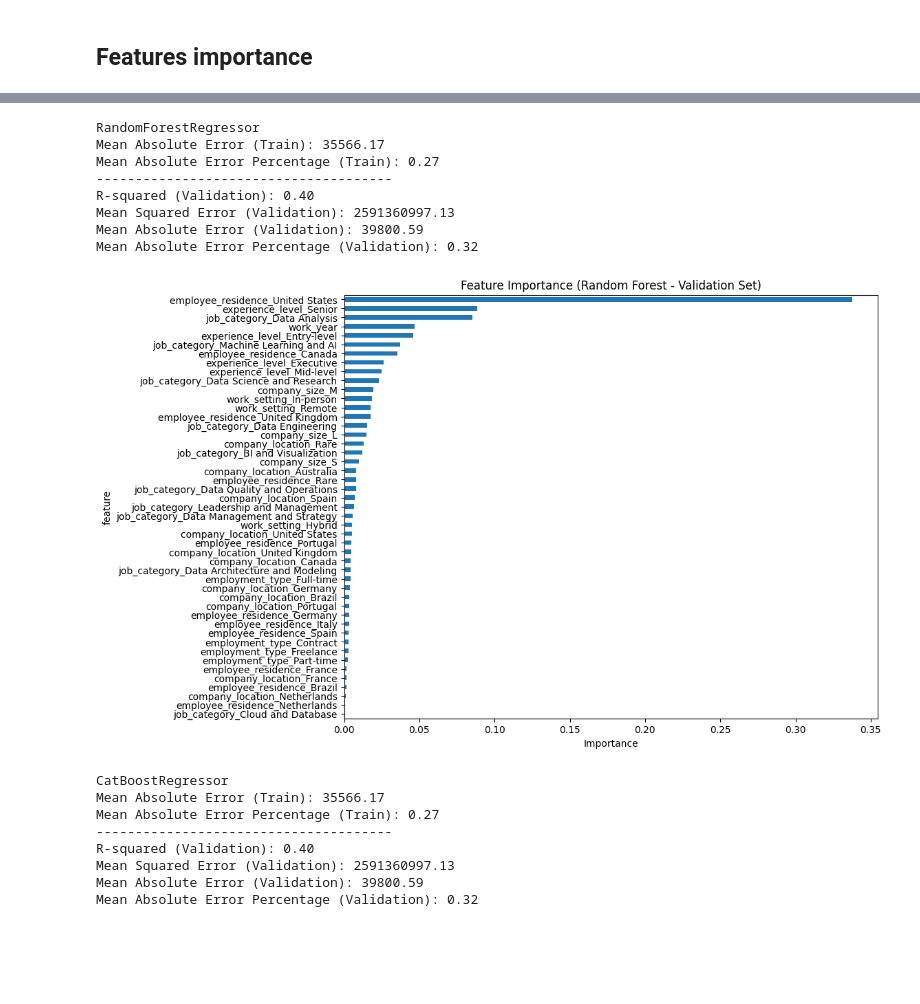
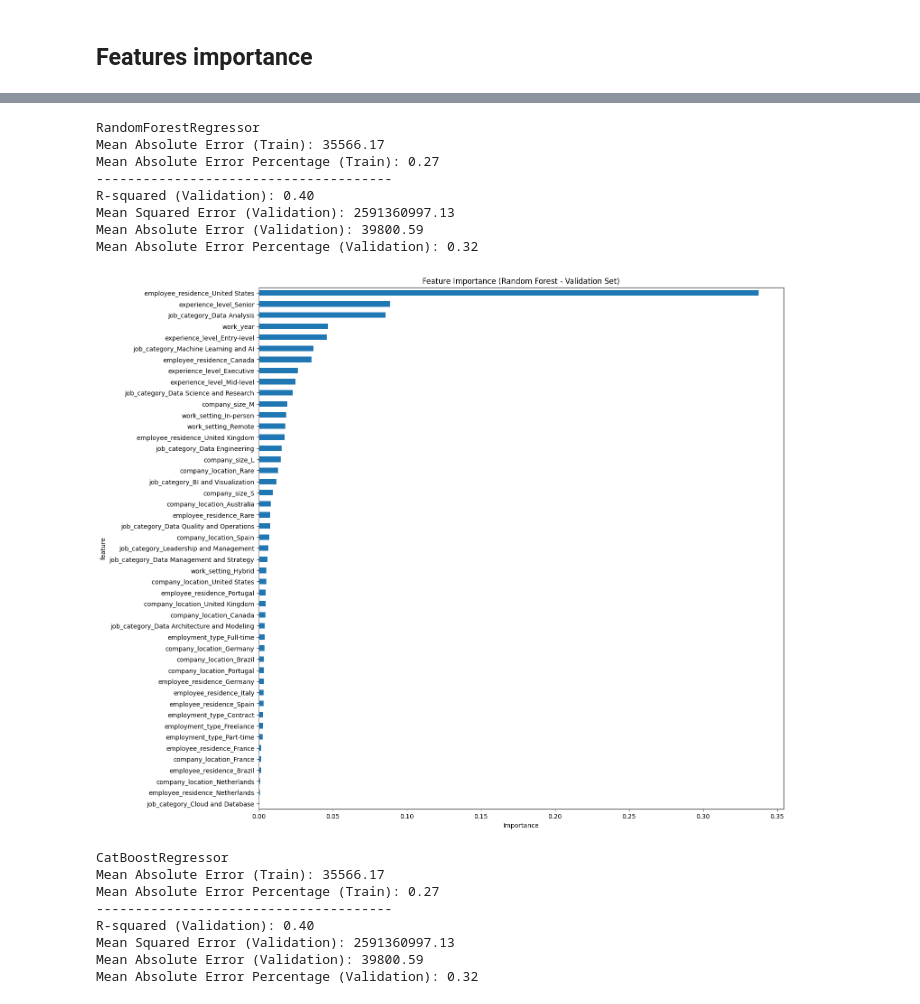
Before and after one commit to olgazju/project_salary_prediction, a Jupyter notebook: EDA.ipynb, the cells around one changed output, grey strips where cells are left out. Drawn from its saved outputs; the diff is of its cells as text; code cells hidden in the pictures; blank space fills up the shorter version.

```diff
--- a/EDA.ipynb
+++ b/EDA.ipynb
@@ -425,30 +425,30 @@ Mean Absolute Error Percentage (Validation): 0.31
 # %%
 rf_reg = RandomForestRegressor(random_state=42)
 rf_reg.fit(X_train, y_train)
 print("RandomForestRegressor")
 print_metrics(rf_reg, X_train, y_train, X_val, y_val)
 print("")
 
 importance_val_rf = rf_reg.feature_importances_
 feature_importance_val_rf = pd.DataFrame({'feature': X_train.columns, 'importance': importance_val_rf})
 feature_importance_val_rf.sort_values(by='importance', ascending=True, inplace=True)
 
 # Plot Feature Importance for Random Forest
-plt.figure(figsize=(10, 8))
+plt.figure(figsize=(15, 15))
 feature_importance_val_rf.set_index('feature')['importance'].plot(kind='barh')
 plt.title('Feature Importance (Random Forest - Validation Set)')
 plt.xlabel('Importance')
 plt.show()
 # %% [output]
 RandomForestRegressor
 Mean Absolute Error (Train): 35566.17
 Mean Absolute Error Percentage (Train): 0.27
 --------------------------------------
 R-squared (Validation): 0.40
 Mean Squared Error (Validation): 2591360997.13
 Mean Absolute Error (Validation): 39800.59
 Mean Absolute Error Percentage (Validation): 0.32
-[figure, old version]
+[figure, new version]
 # %%
 catboost_model = CatBoostRegressor(random_state=42, verbose=False)
 catboost_model.set_feature_names(X_train.columns)
```
Also changed, not shown: parts of 1 cell of this notebook.
